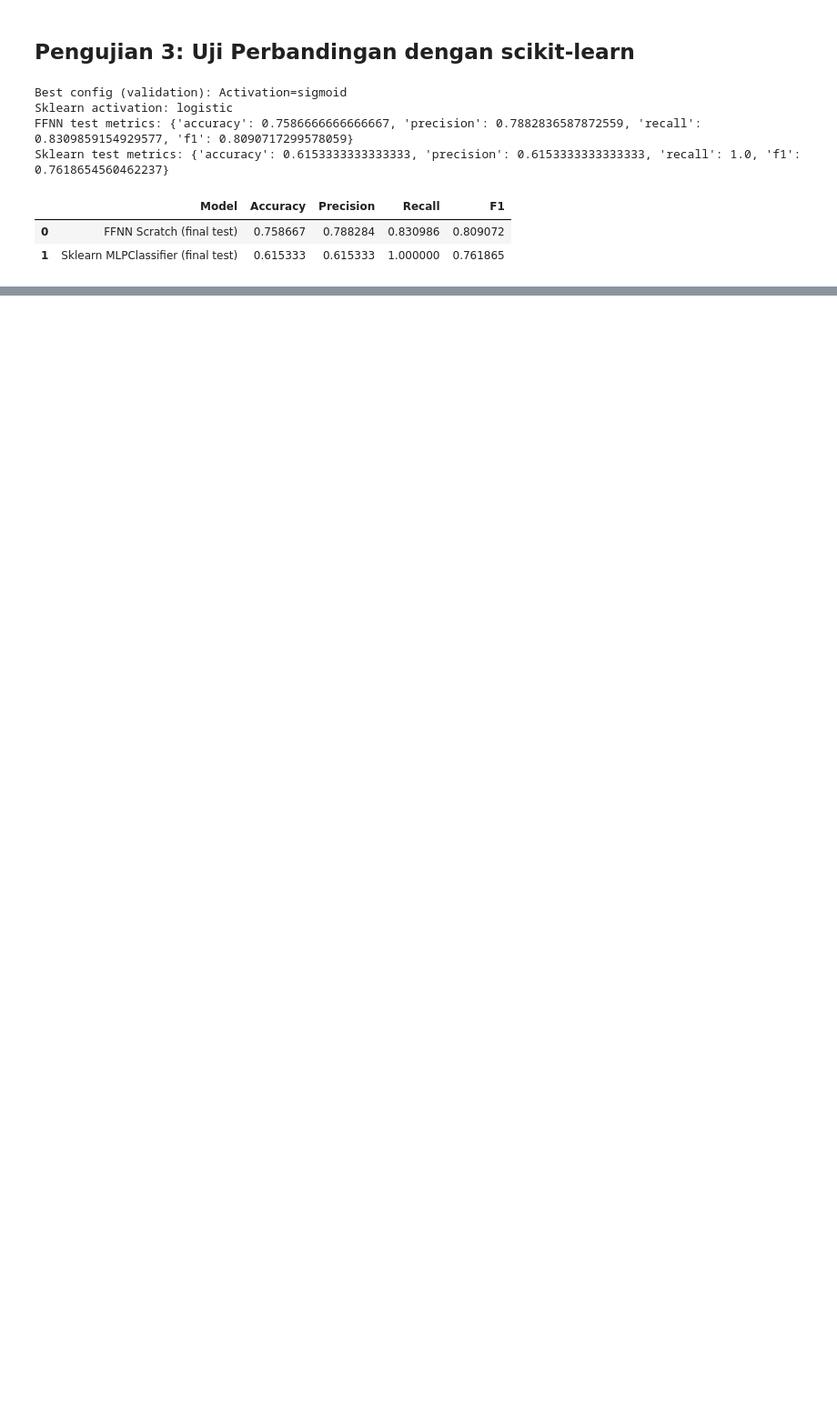
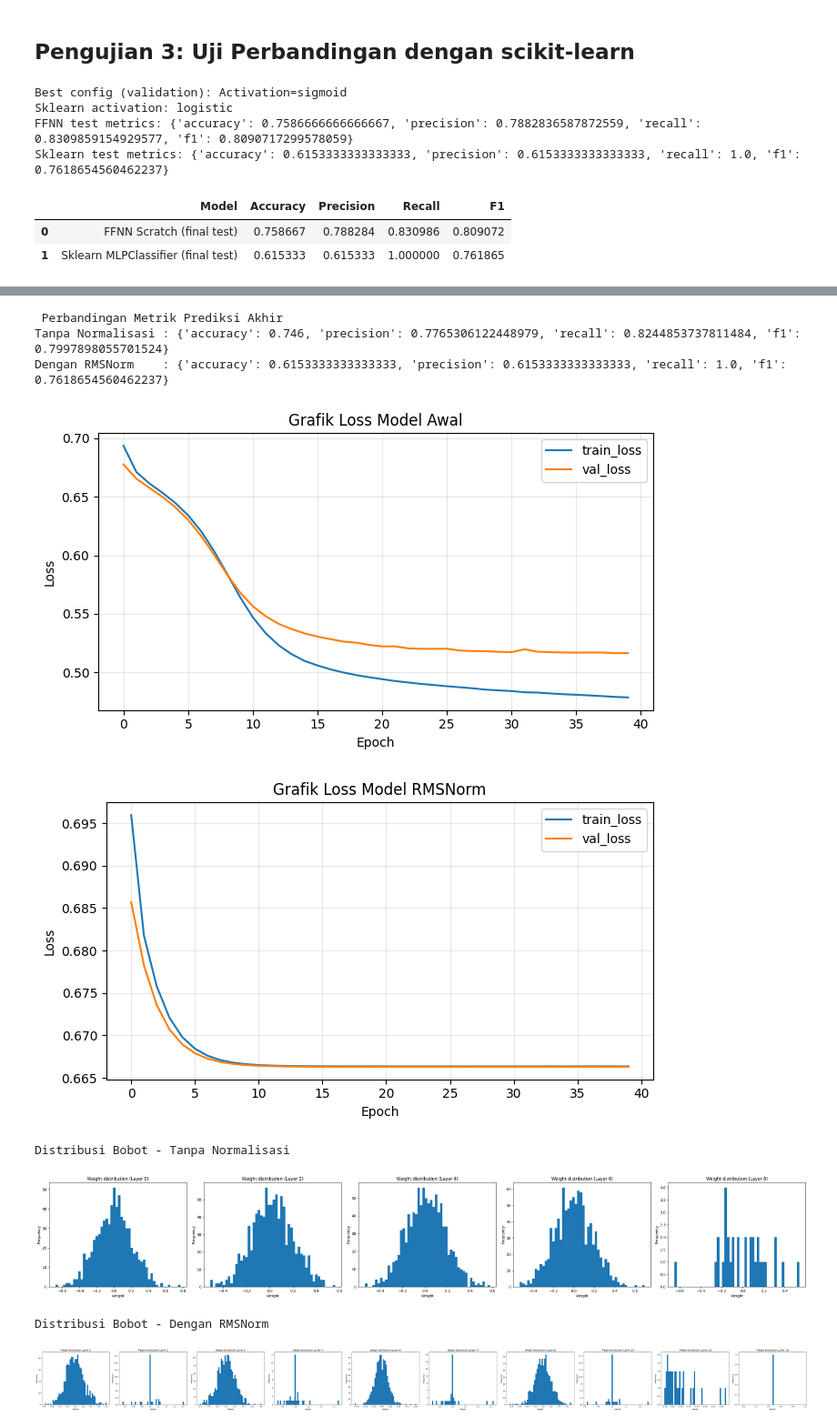
Before and after one commit to ahsuunn/Feed-Forward-Neural-Network_ml-1, a Jupyter notebook: src/FFNN.ipynb, the cells around one changed output, grey strips where cells are left out. Shown at 91% size. Drawn from its saved outputs; the diff is of its cells as text; code cells hidden in the pictures; blank space fills up the shorter version.

```diff
--- a/src/FFNN.ipynb
+++ b/src/FFNN.ipynb
@@ -570,0 +595,69 @@ display(comparison)
+# %%
+import matplotlib.pyplot as plt
+
+hidden_layers = [32, 32, 32, 32]
+
+# Model 1: Tanpa RMSNorm
+model_no_norm = build_ffnn(input_dim=X_train.shape[1], hidden_layers=hidden_layers,
+                            hidden_activation='relu', lr=0.005, verbose=False)
+history_no_norm = model_no_norm.fit(X_train, y_train, epochs=40, batch_size=32,
+                                     validation_data=(X_val, y_val))
+y_pred_no_norm = model_no_norm.predict(X_test).data
+metrics_no_norm = evaluate_binary(y_test, y_pred_no_norm)
+
+# Model 2: Dengan RMSNorm
+from module.normalization import RMSNorm
+model_norm = build_ffnn(input_dim=X_train.shape[1], hidden_layers=hidden_layers,
+                         hidden_activation='relu', lr=0.005, verbose=False)
+
+# Insert RMSNorm after each Dense layer
+new_layers = []
+for layer in model_norm.layers:
+    new_layers.append(layer)
+    if hasattr(layer, 'weights'):
+        new_layers.append(RMSNorm(layer.output_size))
+model_norm.layers = new_layers
+# Update params of RMSNorm
+all_params = [
+    p
+    for layer in model_norm.layers
+    if hasattr(layer, 'get_parameters')
+    for p in layer.get_parameters()
+]
+model_norm.optimizer = SGD(parameters=all_params, learning_rate=0.005)
+
+history_norm = model_norm.fit(X_train, y_train, epochs=40, batch_size=32,
+                               validation_data=(X_val, y_val))
+y_pred_norm = model_norm.predict(X_test).data
+metrics_norm = evaluate_binary(y_test, y_pred_norm)
+
+print('\n Perbandingan Metrik Prediksi Akhir ')
+print(f'Tanpa Normalisasi : {metrics_no_norm}')
+print(f'Dengan RMSNorm    : {metrics_norm}')
+
+
+plot_loss_curves(history_no_norm, "Grafik Loss Model Awal")
+plot_loss_curves(history_norm, "Grafik Loss Model RMSNorm")
+
+
+# --- Distribusi Bobot ---
+print('Distribusi Bobot - Tanpa Normalisasi')
+model_no_norm.plot_weight_distributions()
+print('Distribusi Bobot - Dengan RMSNorm')
+model_norm.plot_weight_distributions()
+
+# --- Distribusi Gradien ---
+print('Distribusi Gradien - Tanpa Normalisasi')
+model_no_norm.plot_gradient_distributions()
+print('Distribusi Gradien - Dengan RMSNorm')
+model_norm.plot_gradient_distributions()
+# %% [output]
+ Perbandingan Metrik Prediksi Akhir
+Tanpa Normalisasi : {'accuracy': 0.746, 'precision': 0.7765306122448979, 'recall': 0.8244853737811484, 'f1': 0.7997898055701524}
+Dengan RMSNorm    : {'accuracy': 0.6153333333333333, 'precision': 0.6153333333333333, 'recall': 1.0, 'f1': 0.7618654560462237}
+[figure, added]
+[figure, added]
+Distribusi Bobot - Tanpa Normalisasi
+[figure, added]
+Distribusi Bobot - Dengan RMSNorm
+[figure, added]
```
Also changed, not shown: parts of 10 cells of this notebook, 2 other files.
